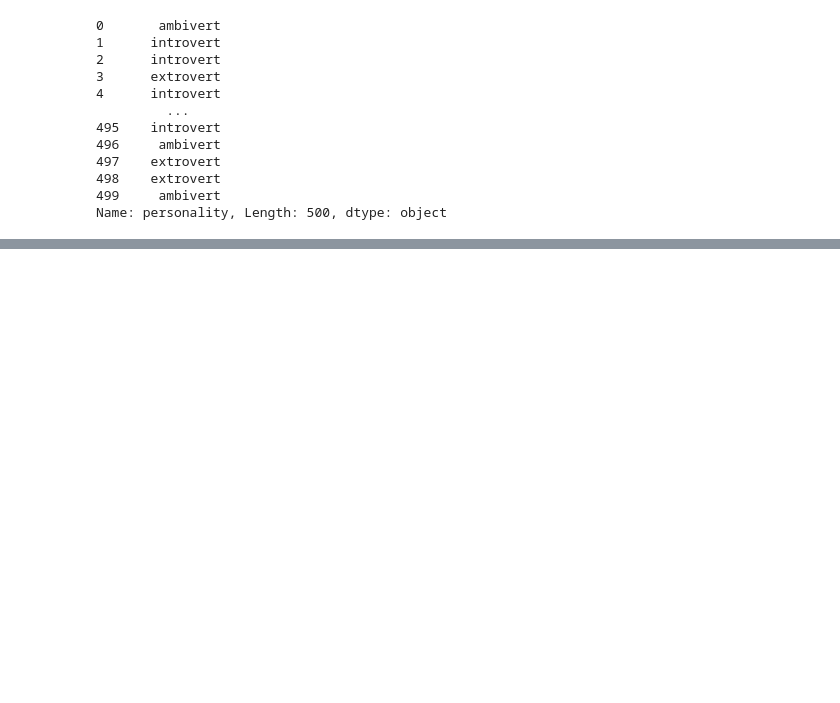
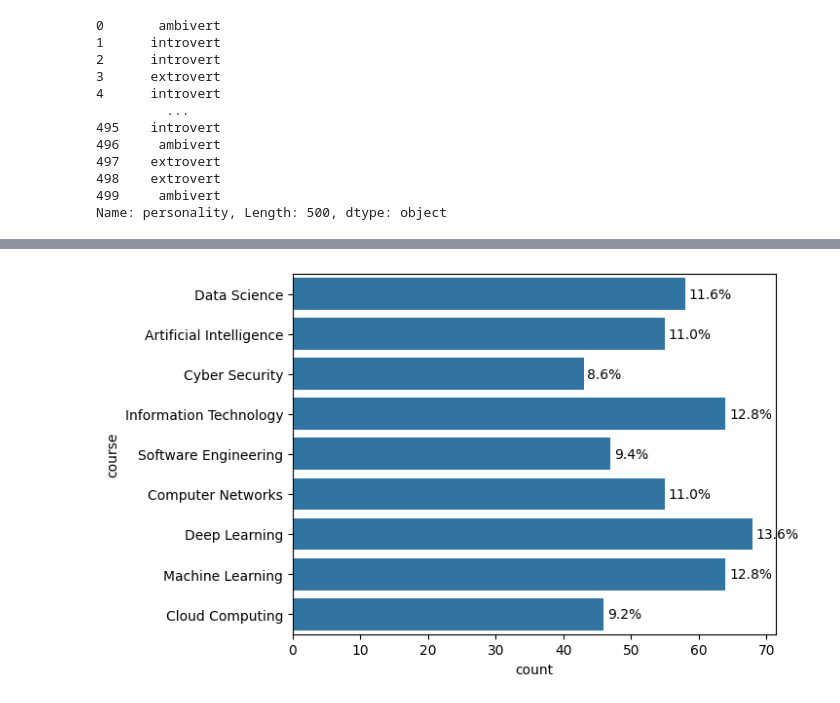
Before and after one commit to MuqaddasIftikhar17/EduMate-AI, a Jupyter notebook: ai/students.ipynb, the cells around one changed output, grey strips where cells are left out. Saved outputs shown, nothing was run; the diff lists cells and outputs as text; code cells hidden in the pictures; blank space fills up the shorter version.

```diff
--- a/ai/students.ipynb
+++ b/ai/students.ipynb
@@ -341,0 +340,19 @@ Name: personality, Length: 500, dtype: object
+# %%
+# count plot (i.e. Course Column)
+ax = sns.countplot(y='course', data=students)
+
+# Total number of students
+total = len(students)
+
+# Add percentage labels along the x-axis
+for p in ax.patches:
+    count = p.get_width()            # width = count for horizontal bars
+    pct = count / total * 100
+    ax.text(
+        count + 0.5,                 # x-position: slightly after the end of bar
+        p.get_y() + p.get_height()/2, # y-position: center of the bar
+        f'{pct:.1f}%',               # label
+        va='center'                  # vertical alignment
+    )
+# %% [output]
+[figure, added]
```
Also changed, not shown: parts of 26 cells of this notebook.
